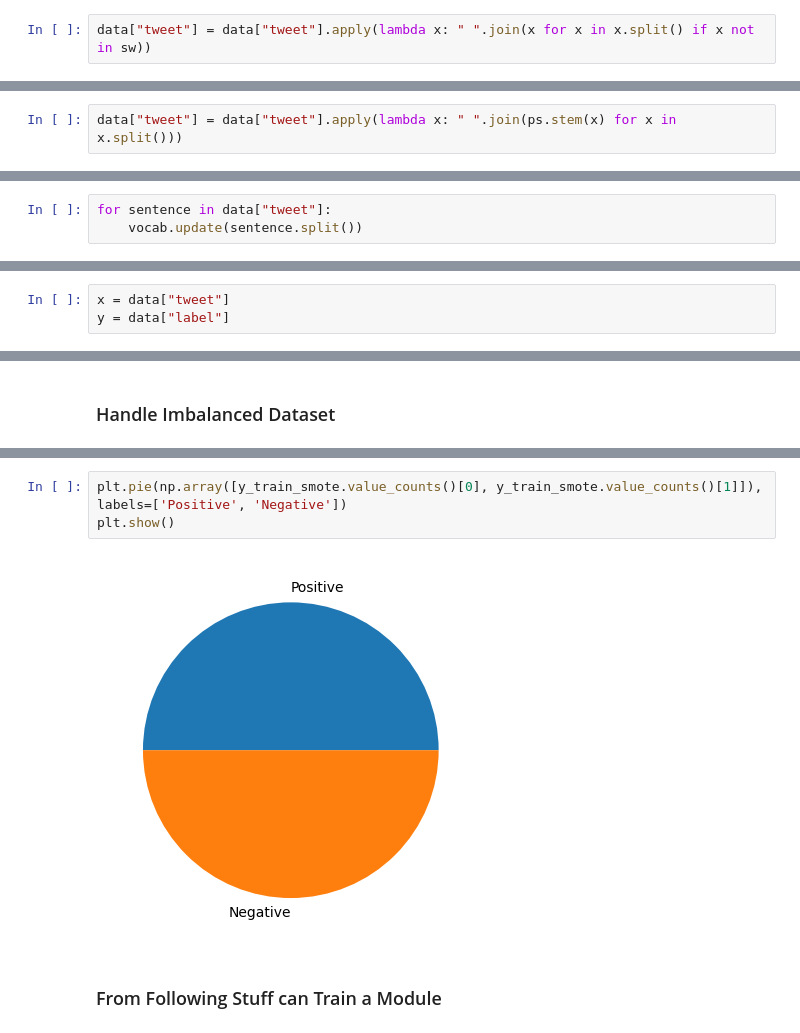
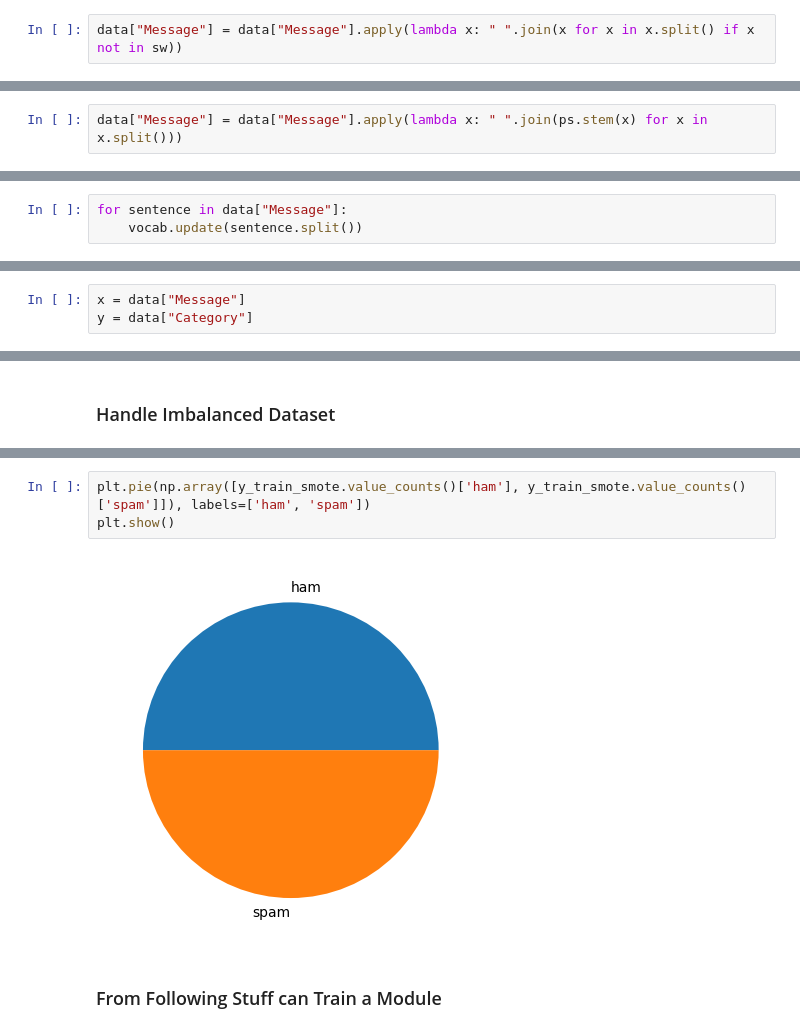
Before and after one commit to Malisha-Kali/Spam-mail-Detect-System, a Jupyter notebook: notebooks/02.model_building.ipynb, the cells around one changed output, grey strips where cells are left out. Drawn from its saved outputs; the diff is of its cells as text.

```diff
--- a/notebooks/02.model_building.ipynb
+++ b/notebooks/02.model_building.ipynb
@@ -154,5 +152,5 @@ sw
  'wouldn',
  "wouldn't"]
 # %%
-data["tweet"] = data["tweet"].apply(lambda x: " ".join(x for x in x.split() if x not in sw))
+data["Message"] = data["Message"].apply(lambda x: " ".join(x for x in x.split() if x not in sw))
 # %%
@@ -170,5 +168,5 @@ Stemming
 from nltk.stem import PorterStemmer
 ps = PorterStemmer()
 # %%
-data["tweet"] = data["tweet"].apply(lambda x: " ".join(ps.stem(x) for x in x.split()))
+data["Message"] = data["Message"].apply(lambda x: " ".join(ps.stem(x) for x in x.split()))
 # %%
@@ -206,7 +204,7 @@ vocab
 # %% [output]
 Counter()
 # %%
-for sentence in data["tweet"]:
+for sentence in data["Message"]:
     vocab.update(sentence.split())
 # %%
 vocab
@@ -273,8 +271,8 @@ save_vocabulary(tokens, '../static/model/vocabulary.txt')
 # %% [markdown]
 ### Devide Dataset
 # %%
-x = data["tweet"]
-y = data["label"]
+x = data["Message"]
+y = data["Category"]
 # %%
 !pip install scikit-learn
 # %% [output]
@@ -367,9 +353,9 @@ label
 Name: count, dtype: int64
 # %%
-plt.pie(np.array([y_train_smote.value_counts()[0], y_train_smote.value_counts()[1]]), labels=['Positive', 'Negative'])
+plt.pie(np.array([y_train_smote.value_counts()['ham'], y_train_smote.value_counts()['spam']]), labels=['ham', 'spam'])
 plt.show()
 # %% [output]
-[figure, old version]
+[figure, new version]
 # %% [markdown]
 ### From Following Stuff can Train a Module
 # %%
```
Also changed, not shown: parts of 41 cells of this notebook, 17 other files.
